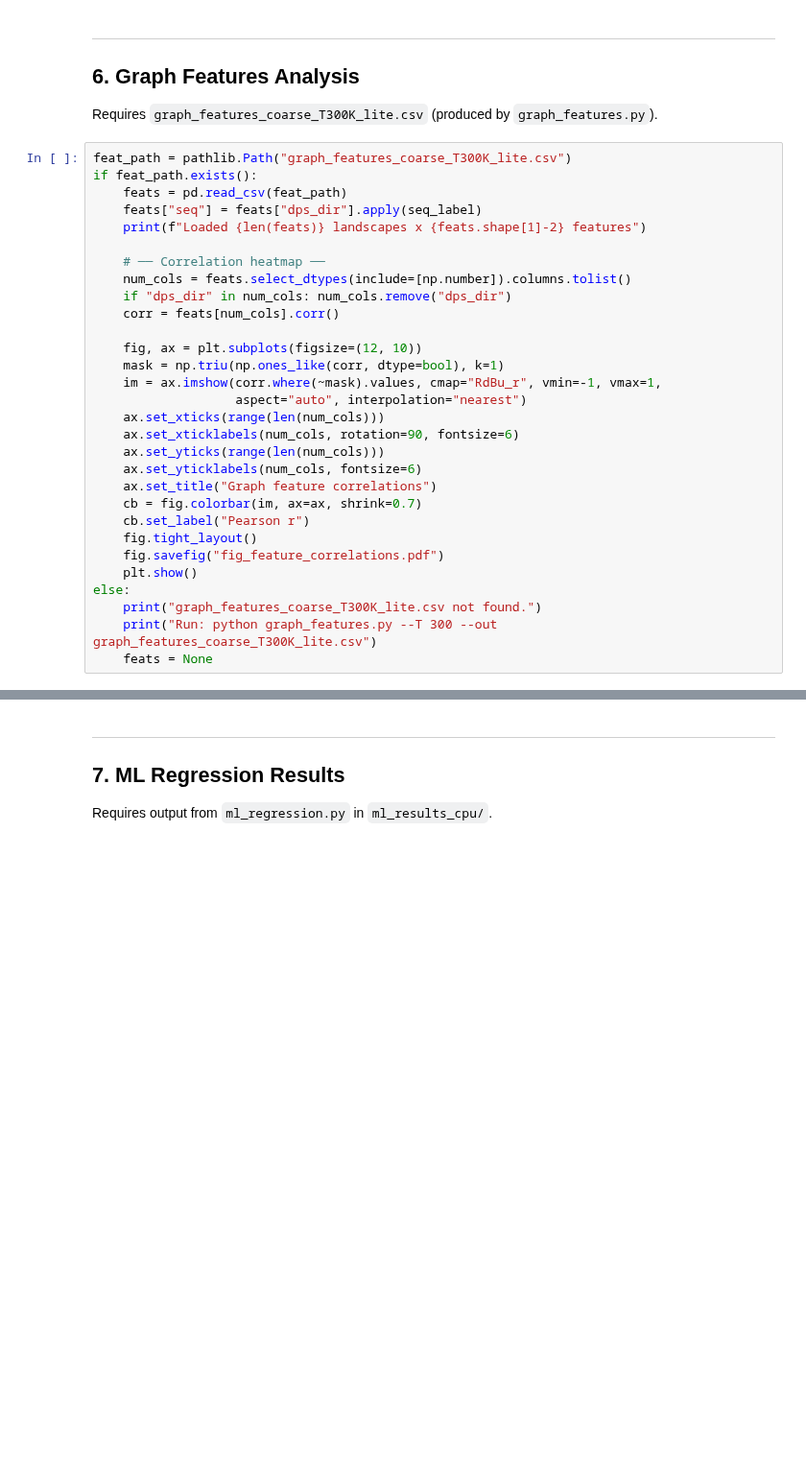
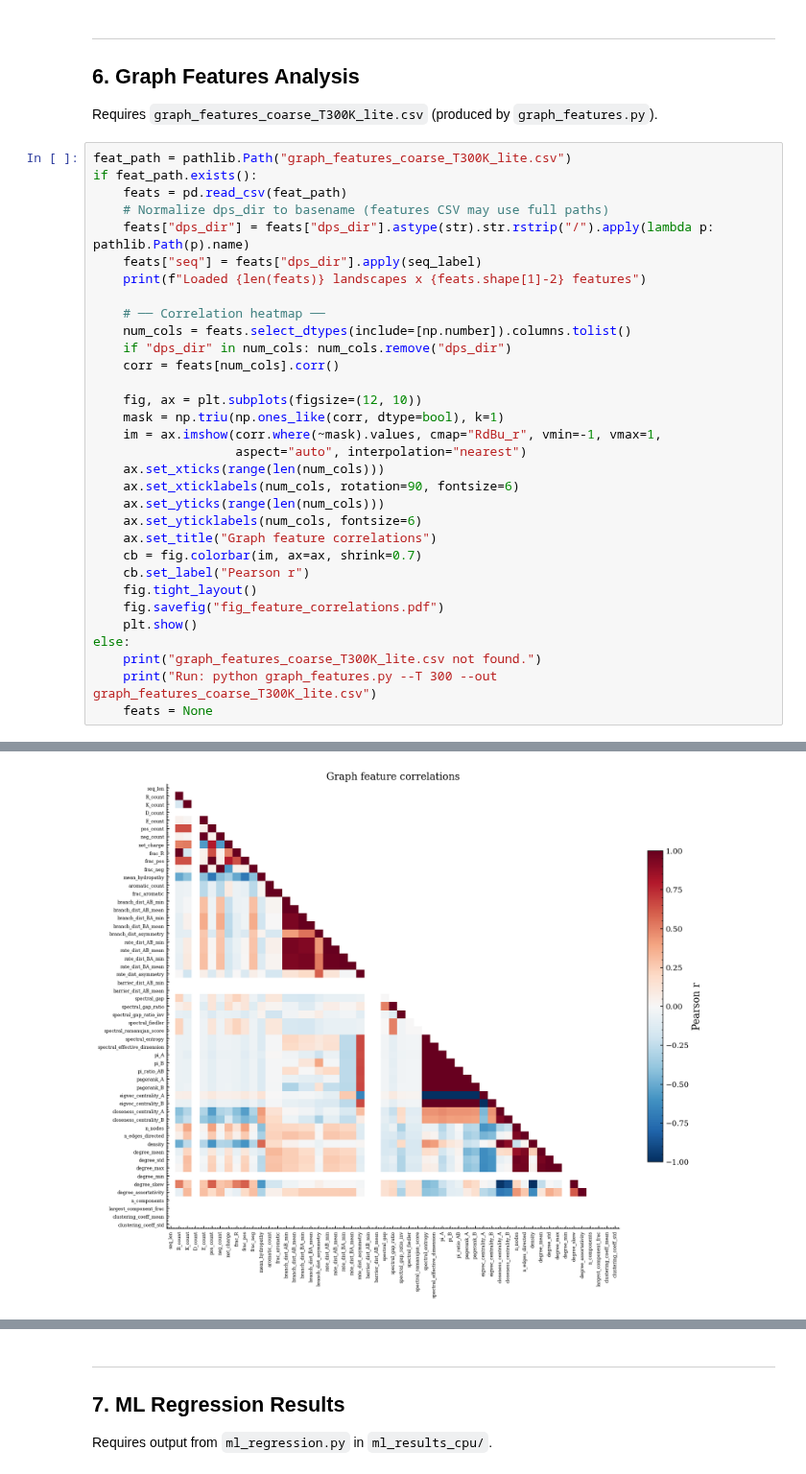
Before and after one commit to hareS1234/senior-thesis-code, a Jupyter notebook: thesis_analysis.ipynb, the cells around one changed output, grey strips where cells are left out. Shown at 96% size. Saved outputs shown, nothing was run; the diff lists cells and outputs as text; blank space fills up the shorter version.

```diff
--- a/thesis_analysis.ipynb
+++ b/thesis_analysis.ipynb
@@ -279,6 +300,8 @@ Requires `graph_features_coarse_T300K_lite.csv` (produced by `graph_features.py`
 feat_path = pathlib.Path("graph_features_coarse_T300K_lite.csv")
 if feat_path.exists():
     feats = pd.read_csv(feat_path)
+    # Normalize dps_dir to basename (features CSV may use full paths)
+    feats["dps_dir"] = feats["dps_dir"].astype(str).str.rstrip("/").apply(lambda p: pathlib.Path(p).name)
     feats["seq"] = feats["dps_dir"].apply(seq_label)
     print(f"Loaded {len(feats)} landscapes x {feats.shape[1]-2} features")
 
@@ -305,3 +328,4 @@ else:
     print("graph_features_coarse_T300K_lite.csv not found.")
     print("Run: python graph_features.py --T 300 --out graph_features_coarse_T300K_lite.csv")
     feats = None
+# %% [output]
@@ -308,3 +333,4 @@ else:
+[figure, added]
 # %%
 # ── Top feature vs target scatter panels ─────────────────────────
 if feats is not None:
```
Also changed, not shown: parts of 17 cells of this notebook, 12 other files.
